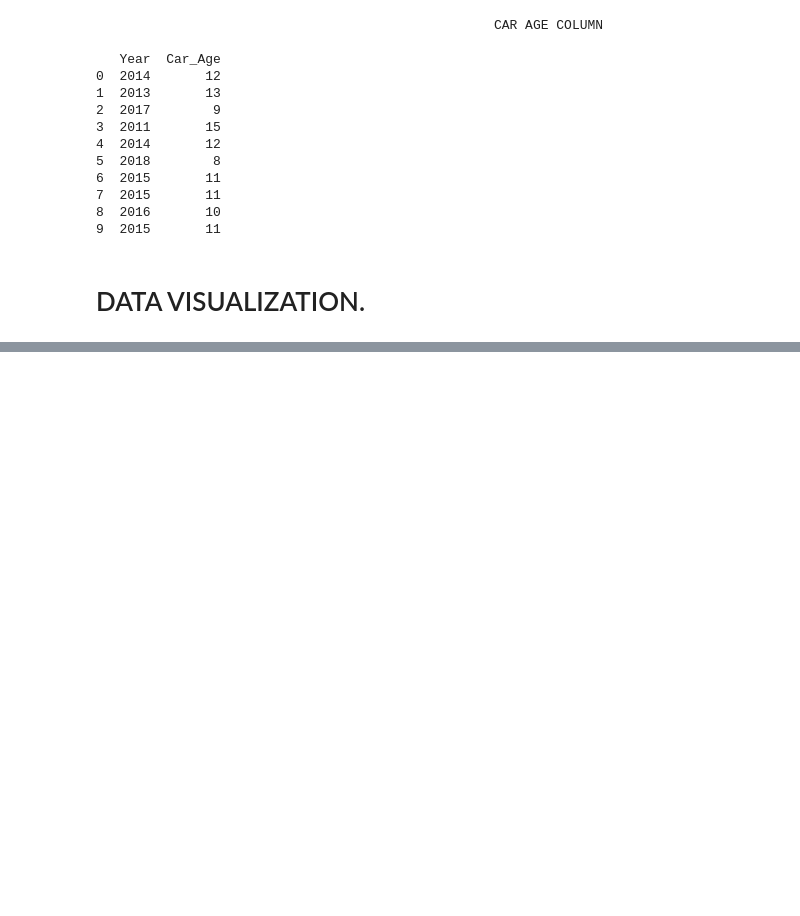
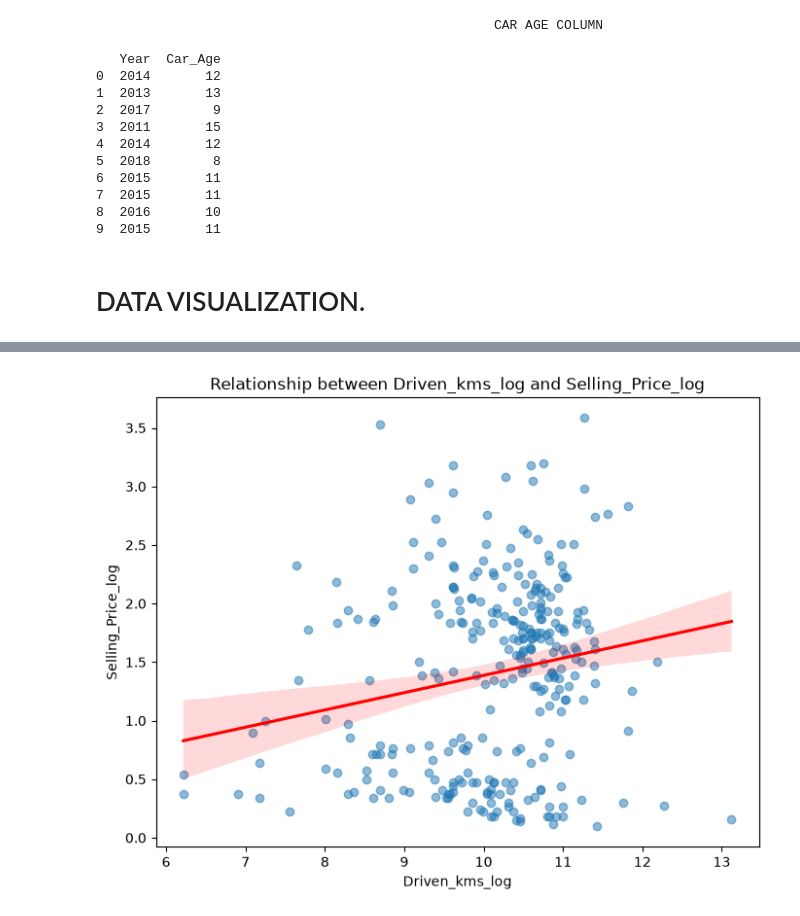
Before and after one commit to AimalSatti/Code-Alpha-internship-projects, a Jupyter notebook: car-price-prediction/car_01.ipynb, the cells around one changed output, grey strips where cells are left out. Saved outputs shown, nothing was run; the diff lists cells and outputs as text; code cells hidden in the pictures; blank space fills up the shorter version.

```diff
--- a/car-price-prediction/car_01.ipynb
+++ b/car-price-prediction/car_01.ipynb
@@ -173,0 +222,12 @@ ValueError: num must be an integer with 1 <= num <= 3, not 4
+# %%
+# let's check the relationship between the Selling Price and Driven kms in the dataset using a regplot.
+
+
+plt.figure(figsize=(8, 6))
+sns.regplot(x='Driven_kms_log', y='Selling_Price_log', data=df, scatter_kws={'alpha':0.5}, line_kws={'color':'red'})
+plt.title('Relationship between Driven_kms_log and Selling_Price_log')
+plt.xlabel('Driven_kms_log')
+plt.ylabel('Selling_Price_log')
+plt.show()
+# %% [output]
+[figure, added]
```
Also changed, not shown: parts of 15 cells of this notebook, 1 other file.
